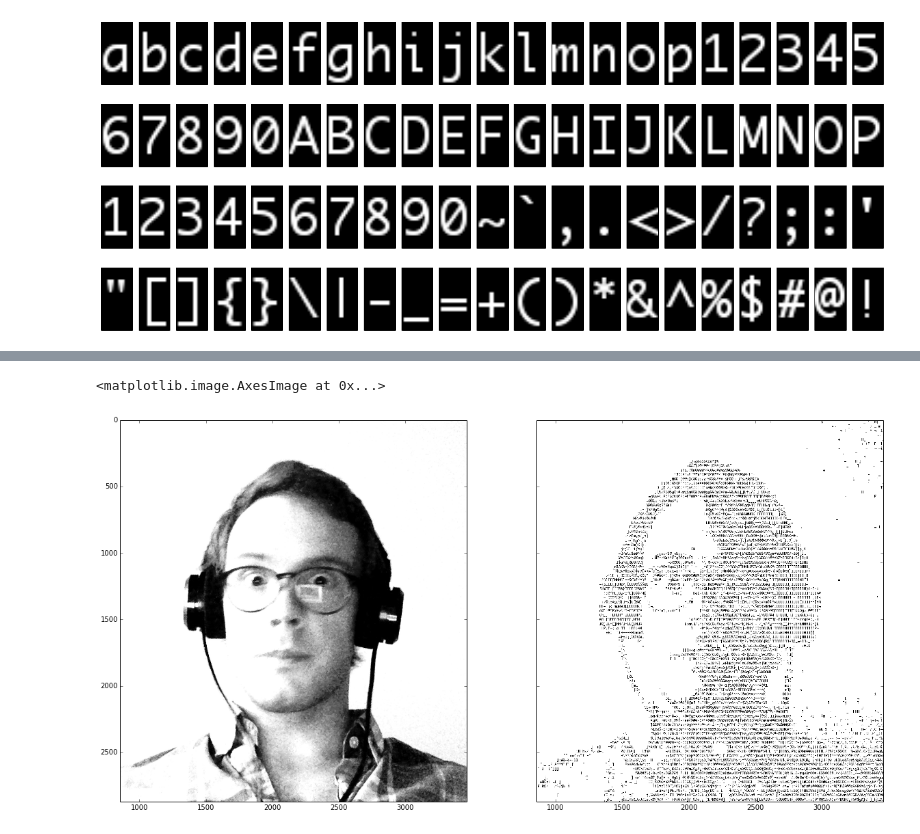
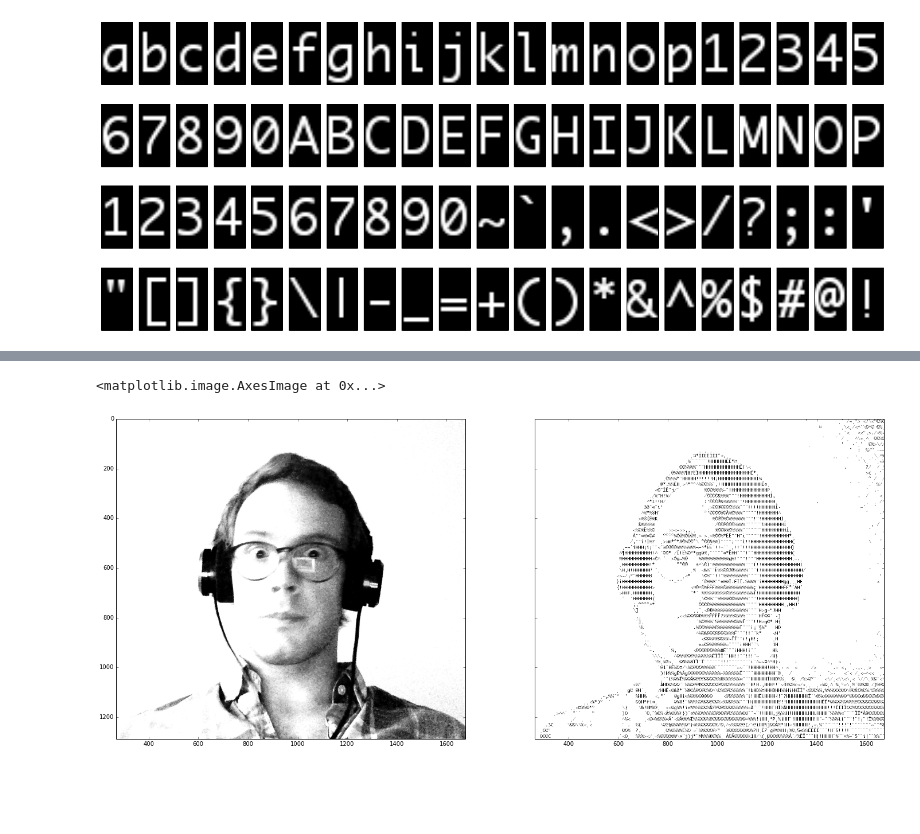
Before and after one commit to athuras/Compositor, a Jupyter notebook: Prototype.ipynb, the cells around one changed output, grey strips where cells are left out. Drawn from its saved outputs; the diff is of its cells as text; code cells hidden in the pictures; blank space fills up the shorter version.

```diff
--- a/Prototype.ipynb
+++ b/Prototype.ipynb
@@ -56,7 +56,7 @@ def gen_mask_table(palette, font):
 # %%
 alphabet = "abcdefghijklmnop1234567890"
 symbols = """~`,.<>/?;:'"[]{}\|-_=+()*&^%$#@!"""
-palette = alphabet + alphabet.upper() + symbols
+palette = alphabet + alphabet.upper() + symbols + " " + "¡™£¢∞§¶•ªº–œ∑´®†¥¨ˆøπåß©˙∆˚¬Ω≈˜µ≤ç√"
 # %%
 monaco.getmetrics()
 # %% [output]
@@ -115,7 +110,11 @@ def deep_rms(image, mask_table):
     z = np.abs(image[..., None] - mask_table)
     return (z * z).sum(axis=0).sum(axis=0)
 
-def find_best_fit(image, masks, obj=deep_rms):
+def deep_error(image, mask_table):
+    z = np.abs(image[..., None] - mask_table)
+    return z.sum(axis=0).sum(axis=0)
+
+def find_best_fit(image, masks, obj=deep_error):
     '''Select the best mask from masks using a vectorized objective function'''
     assert image.shape == masks.shape[:2] # The masks must be the same shape.
     return np.argmin(obj(image, masks))
@@ -161,17 +164,17 @@ a2.imshow(ascii, cmap="Greys_r")
 # %%
 # Resize larger
 test = Image.open("./images/self.jpg")
 
 low_fi = test.convert("L")
 enhancer = ImageEnhance.Brightness(low_fi)
-blurred = enhancer.enhance(2.8)
+blurred = enhancer.enhance(2.88)
 
-test2 = 255 - ndimg.interpolation.zoom(blurred, 4)
-ascii2 = glyph_render(test2, palette + "¬˚∆˙©πøˆ¨¥†…“«÷≥≤ ", size=26, negative=True)
+test2 = ndimg.interpolation.zoom(blurred, 1.8)
+ascii2 = glyph_render(test2, palette + " ¬˚∆˙©πøˆ¨¥†…“«÷≥≤ œ∑´®†¥¨ˆß=26©˙∆˚≈˜µ≤ç√", size=18, negative=False)
 
-f, (a1, a2) = plt.subplots(1, 2, figsize=(20, 10), sharey=True)
-a1.imshow(test2, cmap="Greys")
-a2.imshow(ascii2, cmap="Greys")
+f, (a1, a2) = plt.subplots(1, 2, figsize=(24, 10), sharey=True)
+a1.imshow(test2, cmap="Greys_r")
+a2.imshow(ascii2, cmap="Greys_r")
 # %% [output]
 <matplotlib.image.AxesImage at 0x...>
-[figure, old version]
+[figure, new version]
```
Also changed, not shown: parts of 6 cells of this notebook.
